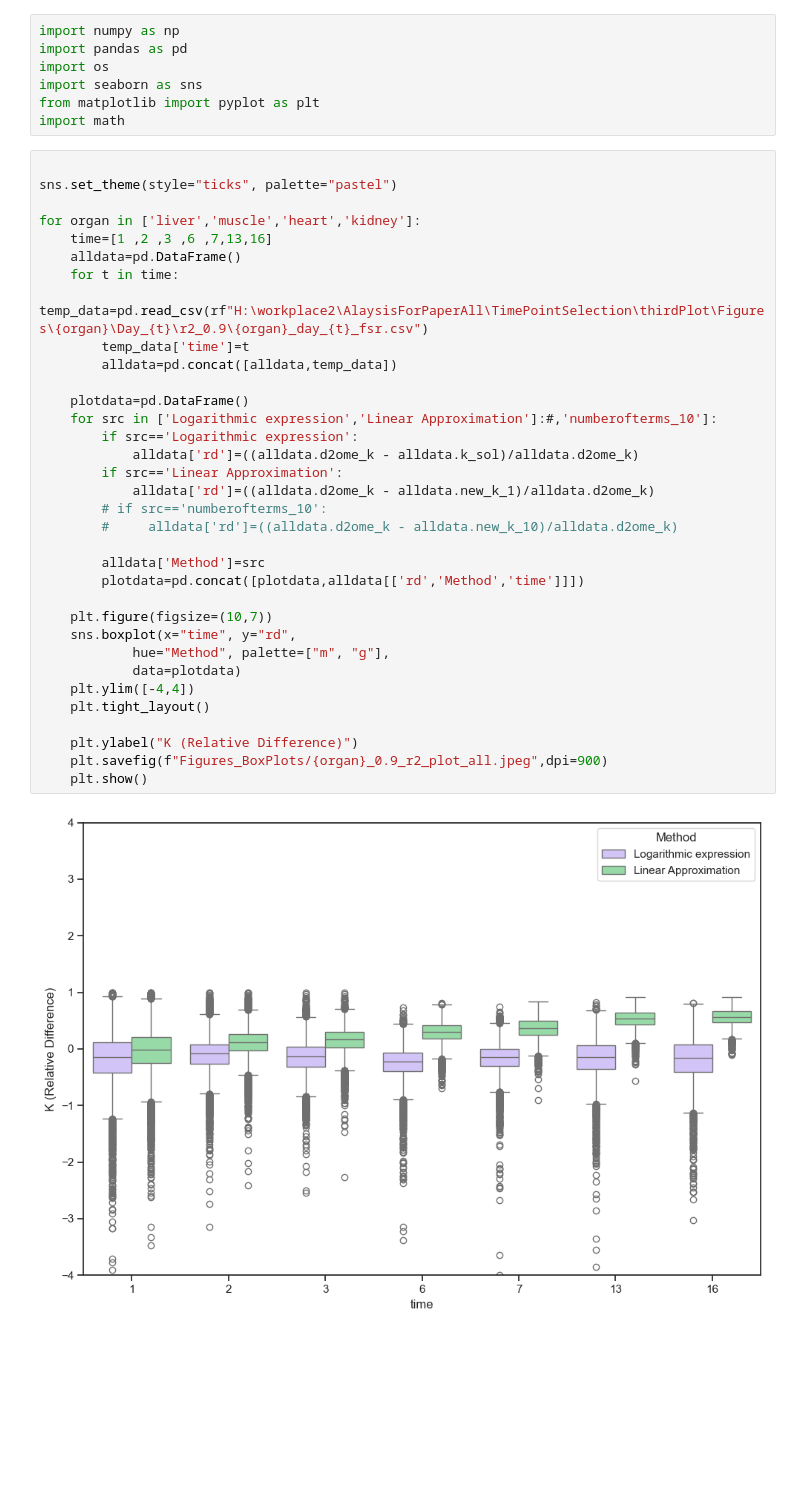
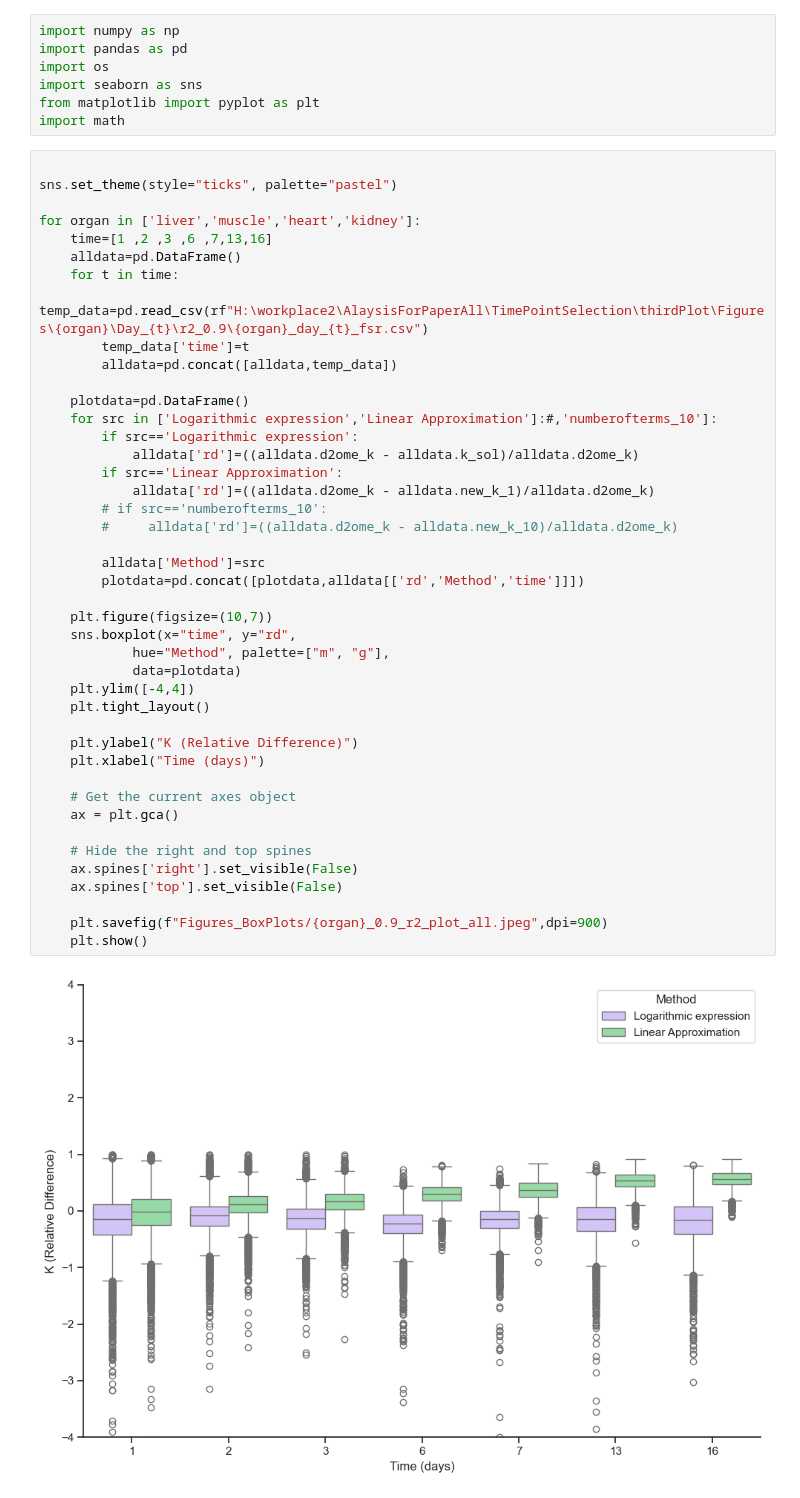
Before and after one commit to henockmamo54/TimePointSelection_paperAnalysis, a Jupyter notebook: Final/BoxPlots/boxplot copy.ipynb, the cells around one changed output. Saved outputs shown, nothing was run; the diff lists cells and outputs as text; blank space fills up the shorter version.

Commit message:
box plot updated

```diff
--- a/Final/BoxPlots/boxplot copy.ipynb
+++ b/Final/BoxPlots/boxplot copy.ipynb
@@ -13,31 +13,40 @@ for organ in ['liver','muscle','heart','kidney']:
     time=[1 ,2 ,3 ,6 ,7,13,16]
     alldata=pd.DataFrame()
     for t in time:
         temp_data=pd.read_csv(rf"H:\workplace2\AlaysisForPaperAll\TimePointSelection\thirdPlot\Figures\{organ}\Day_{t}\r2_0.9\{organ}_day_{t}_fsr.csv")
         temp_data['time']=t
         alldata=pd.concat([alldata,temp_data])
 
     plotdata=pd.DataFrame()
     for src in ['Logarithmic expression','Linear Approximation']:#,'numberofterms_10']:
         if src=='Logarithmic expression':
             alldata['rd']=((alldata.d2ome_k - alldata.k_sol)/alldata.d2ome_k)
         if src=='Linear Approximation':
             alldata['rd']=((alldata.d2ome_k - alldata.new_k_1)/alldata.d2ome_k)
         # if src=='numberofterms_10':
         #     alldata['rd']=((alldata.d2ome_k - alldata.new_k_10)/alldata.d2ome_k)
 
         alldata['Method']=src
         plotdata=pd.concat([plotdata,alldata[['rd','Method','time']]])
 
     plt.figure(figsize=(10,7))
     sns.boxplot(x="time", y="rd",
             hue="Method", palette=["m", "g"],
             data=plotdata)
     plt.ylim([-4,4])
     plt.tight_layout()
 
     plt.ylabel("K (Relative Difference)")
+    plt.xlabel("Time (days)")
+
+    # Get the current axes object
+    ax = plt.gca()
+
+    # Hide the right and top spines
+    ax.spines['right'].set_visible(False)
+    ax.spines['top'].set_visible(False)
+
     plt.savefig(f"Figures_BoxPlots/{organ}_0.9_r2_plot_all.jpeg",dpi=900)
     plt.show()
 # %% [output]
-[figure, old version]
+[figure, new version]
```
Also changed, not shown: parts of 1 cell of this notebook.
